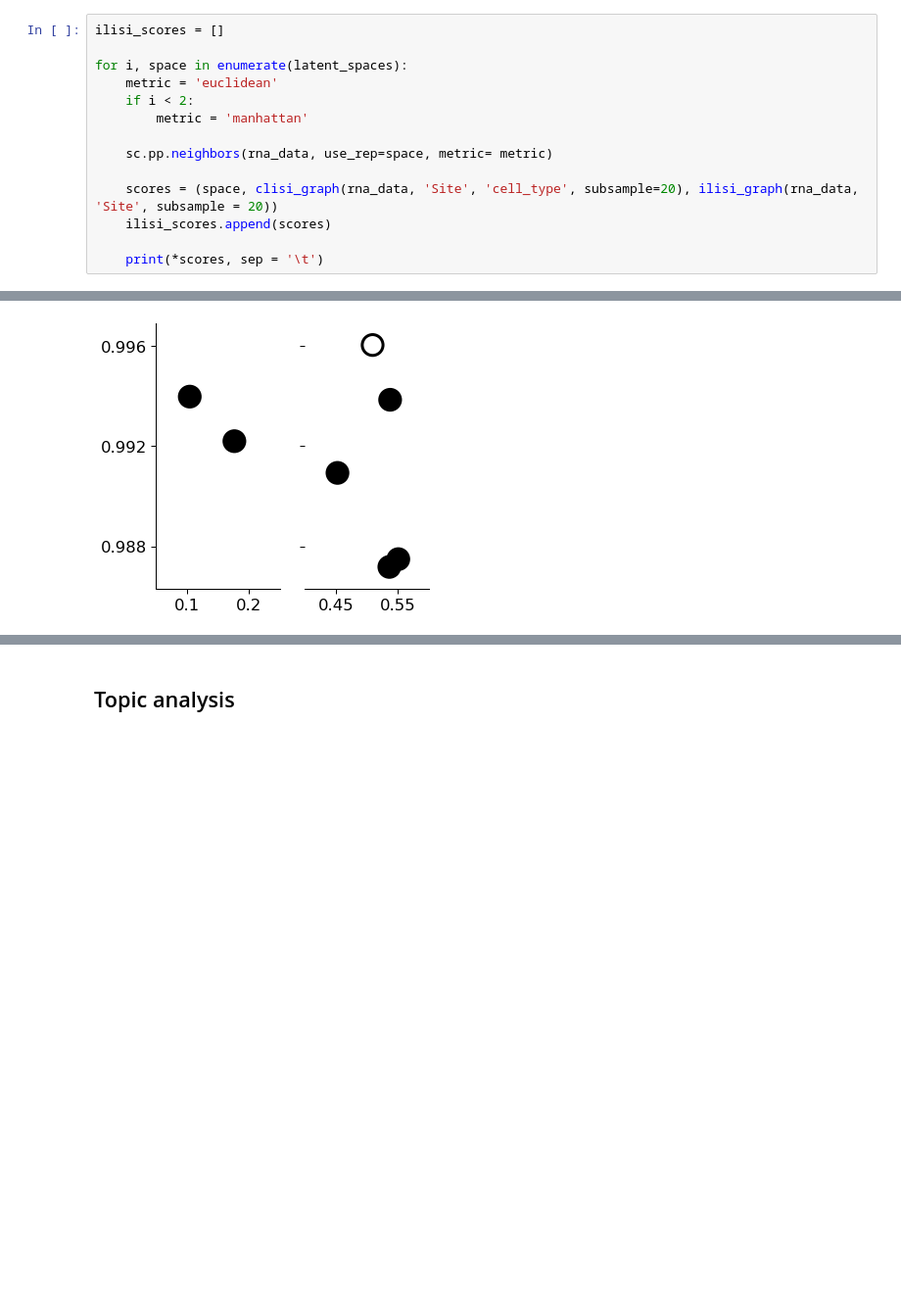
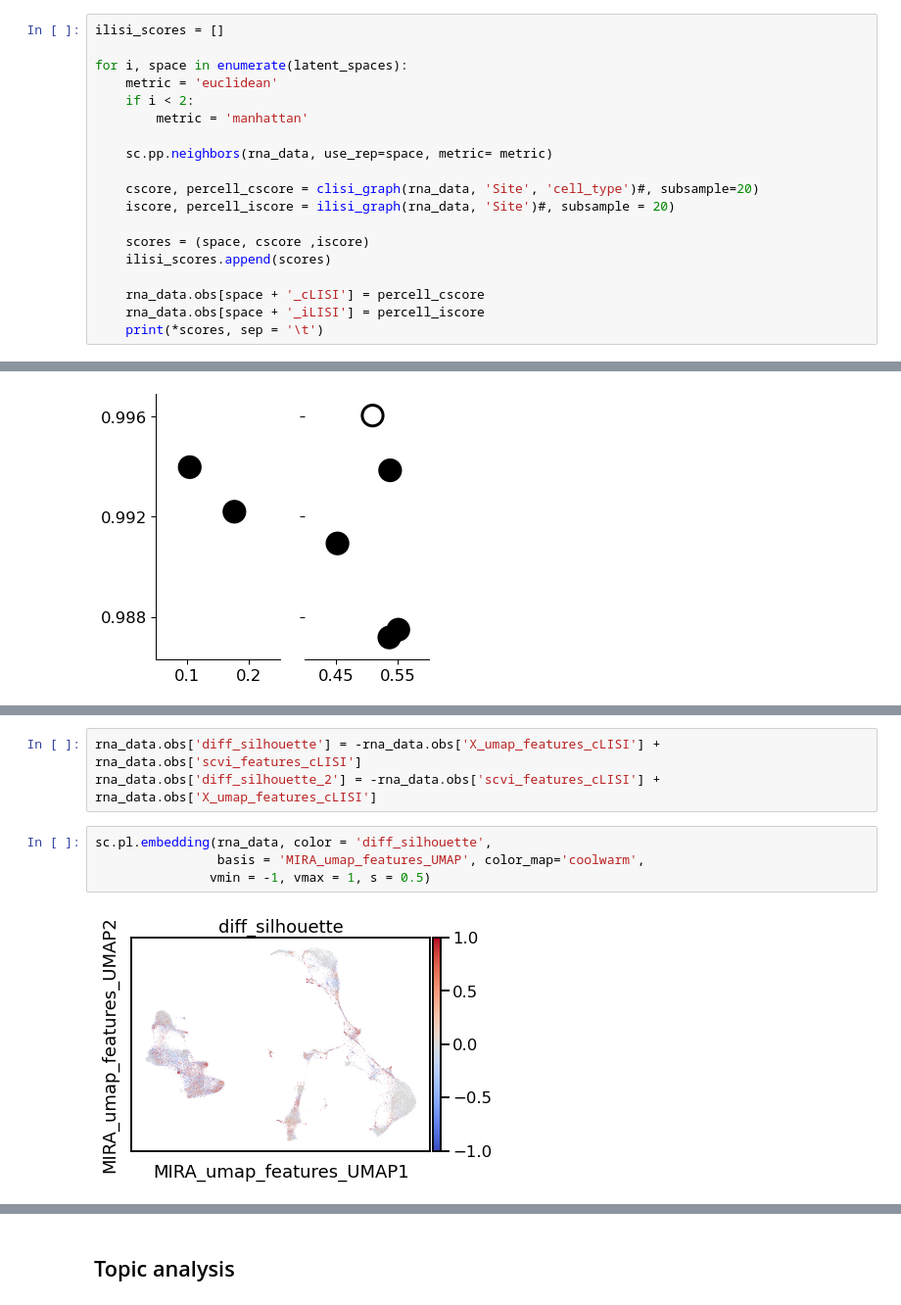
Before and after one commit to AllenWLynch/CODA-reproduction, a Jupyter notebook: F1_silhouette_scoring.ipynb, the cells around one changed output, grey strips where cells are left out. Shown at 98% size. Saved outputs shown, nothing was run; the diff lists cells and outputs as text; blank space fills up the shorter version.

```diff
--- a/F1_silhouette_scoring.ipynb
+++ b/F1_silhouette_scoring.ipynb
@@ -302,8 +249,13 @@ for i, space in enumerate(latent_spaces):
 
     sc.pp.neighbors(rna_data, use_rep=space, metric= metric)
 
-    scores = (space, clisi_graph(rna_data, 'Site', 'cell_type', subsample=20), ilisi_graph(rna_data, 'Site', subsample = 20))
+    cscore, percell_cscore = clisi_graph(rna_data, 'Site', 'cell_type')#, subsample=20)
+    iscore, percell_iscore = ilisi_graph(rna_data, 'Site')#, subsample = 20)
+
+    scores = (space, cscore ,iscore)
     ilisi_scores.append(scores)
 
+    rna_data.obs[space + '_cLISI'] = percell_cscore
+    rna_data.obs[space + '_iLISI'] = percell_iscore
     print(*scores, sep = '\t')
 # %% [output]
@@ -431,0 +381,9 @@ ax.spines['left'].set_visible(False)
+# %%
+rna_data.obs['diff_silhouette'] = -rna_data.obs['X_umap_features_cLISI'] + rna_data.obs['scvi_features_cLISI']
+rna_data.obs['diff_silhouette_2'] = -rna_data.obs['scvi_features_cLISI'] + rna_data.obs['X_umap_features_cLISI']
+# %%
+sc.pl.embedding(rna_data, color = 'diff_silhouette',
+                basis = 'MIRA_umap_features_UMAP', color_map='coolwarm',
+               vmin = -1, vmax = 1, s = 0.5)
+# %% [output]
+[figure, added]
```
Also changed, not shown: parts of 24 cells of this notebook, 6 other files.
